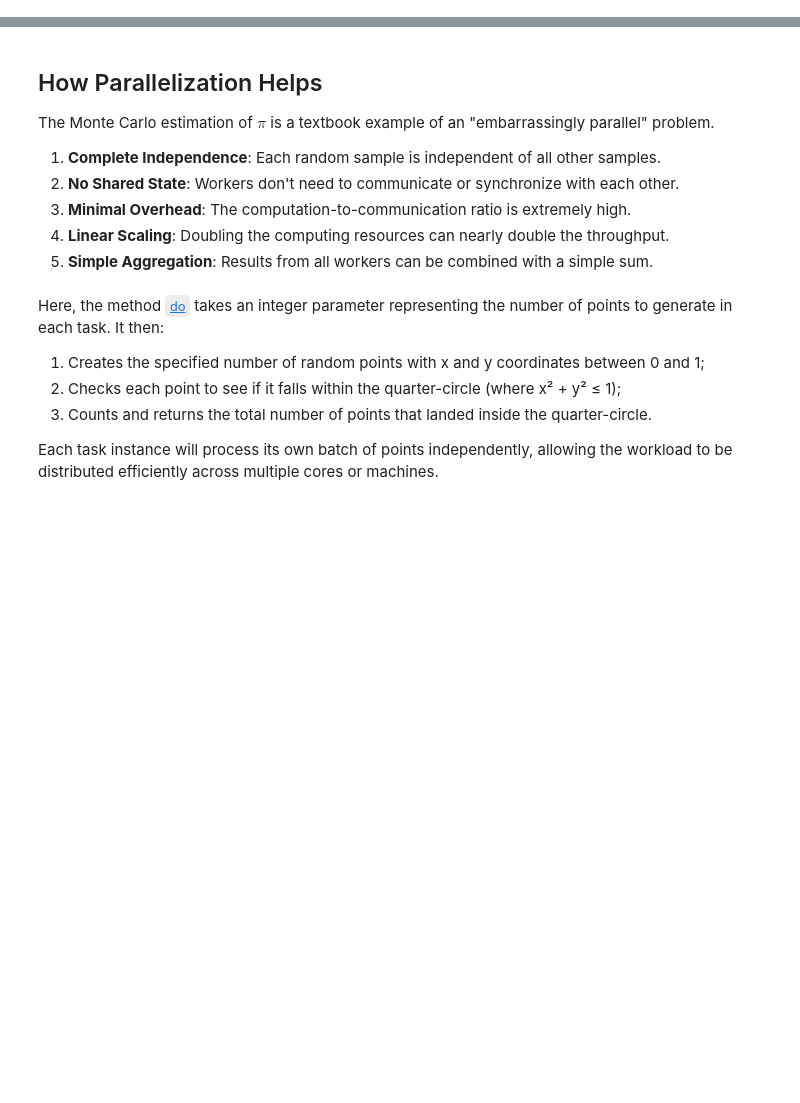
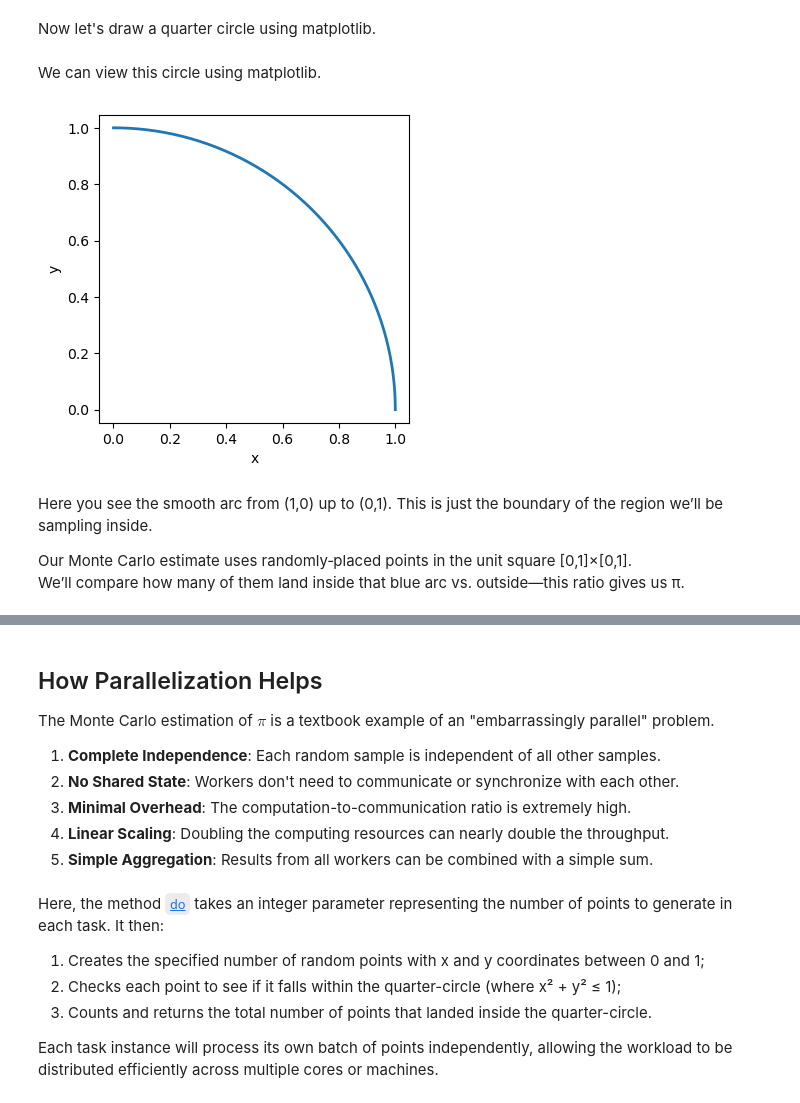
Before and after one commit to oasci/raygent, a Jupyter notebook: docs/examples/mc-pi/index.ipynb, the cells around one changed output, grey strips where cells are left out. Cells and saved outputs as stored; diff of their text form; code cells hidden in the pictures; blank space fills up the shorter version.

Commit message:
Update Monte Carlo example

```diff
--- a/docs/examples/mc-pi/index.ipynb
+++ b/docs/examples/mc-pi/index.ipynb
@@ -133,0 +58,33 @@ _ = plt.show()
+# %% [markdown]
+Now let's draw a quarter circle using matplotlib.
+# %%
+def quarter_circle_coords(resolution: int = 100) -> tuple[np.ndarray, np.ndarray]:
+    """
+    Compute the x,y coordinates of a quarter‑circle of radius 1
+    from θ=0 to θ=π/2.
+
+    Args:
+        resolution: Number of points along the curve.
+
+    Returns:
+        (x_circle, y_circle): Arrays of coordinates.
+    """
+    theta = np.linspace(0, np.pi / 2, resolution)
+    return np.cos(theta), np.sin(theta)
+# %% [markdown]
+We can view this circle using matplotlib.
+# %%
+xc, yc = quarter_circle_coords(200)
+plt.figure(figsize=(4,4))
+plt.plot(xc, yc, lw=2, label='Quarter Circle (r=1)')
+plt.axis('equal')
+plt.xlabel('x'); plt.ylabel('y')
+plt.show()
+# %% [output]
+[figure, added]
+# %% [markdown]
+Here you see the smooth arc from (1,0) up to (0,1).
+This is just the boundary of the region we’ll be sampling inside.
+
+Our Monte Carlo estimate uses randomly‐placed points in the unit square [0,1]×[0,1].
+We’ll compare how many of them land inside that blue arc vs. outside—this ratio gives us π.
```
Also changed, not shown: parts of 17 cells of this notebook.
